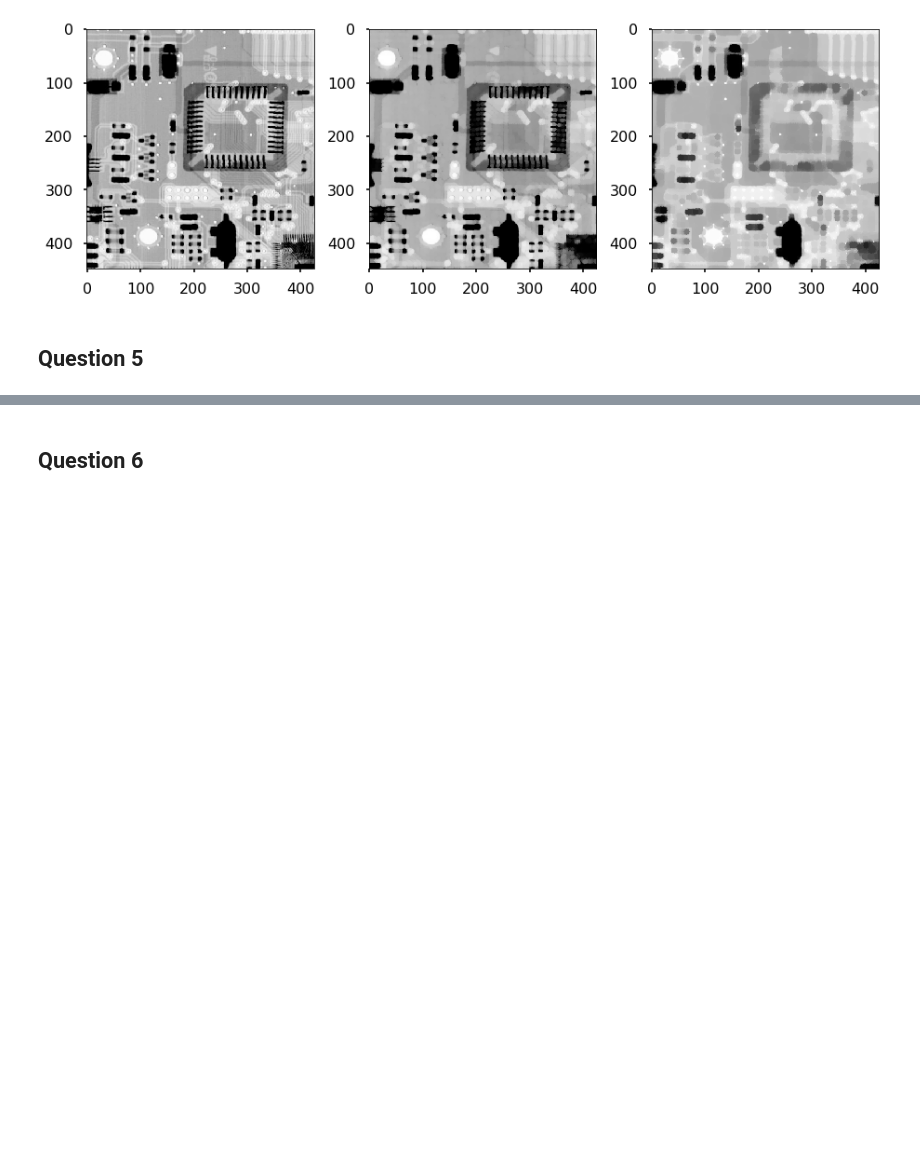
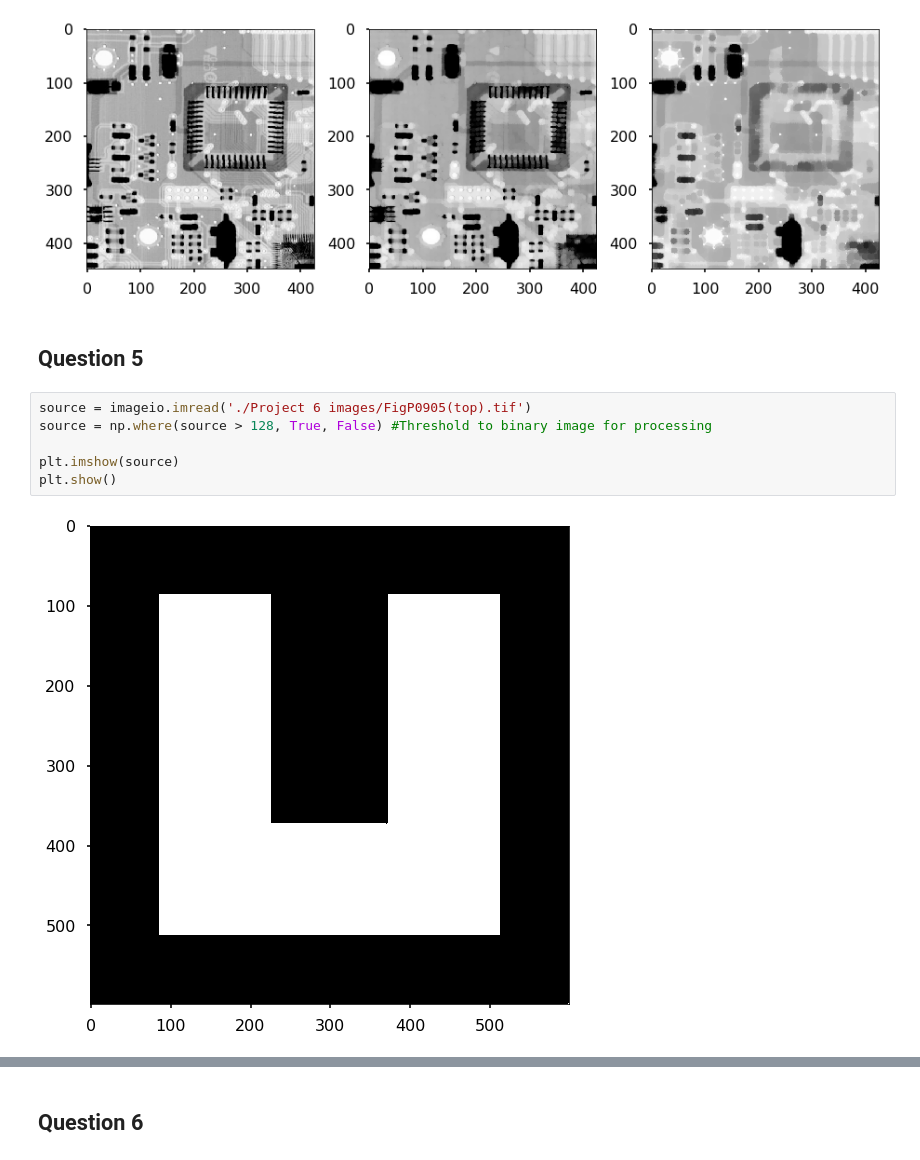
Before and after one commit to jnowaczek/ImageProcessing, a Jupyter notebook: Project 6.ipynb, the cells around one changed output, grey strips where cells are left out. Cells and saved outputs as stored; diff of their text form; blank space fills up the shorter version.

Commit message:
Project 6 progress

```diff
--- a/Project 6.ipynb
+++ b/Project 6.ipynb
@@ -111,3 +119,11 @@ plt.show()
 [figure]
 # %% [markdown]
 ## Question 5
+# %%
+source = imageio.imread('./Project 6 images/FigP0905(top).tif')
+source = np.where(source > 128, True, False) #Threshold to binary image for processing
+
+plt.imshow(source)
+plt.show()
+# %% [output]
+[figure, added]
```
Also changed, not shown: parts of 19 cells of this notebook, 1 other file.
